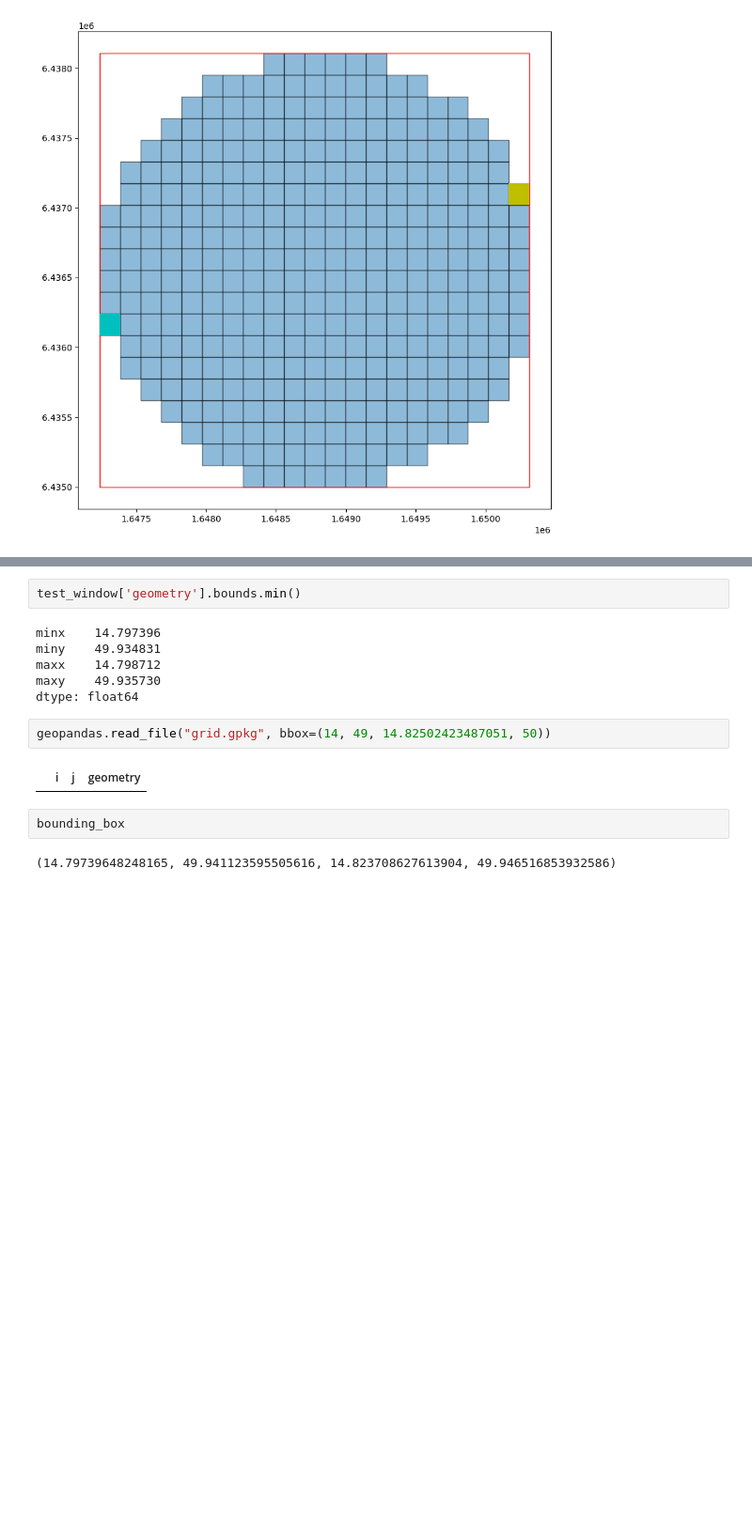
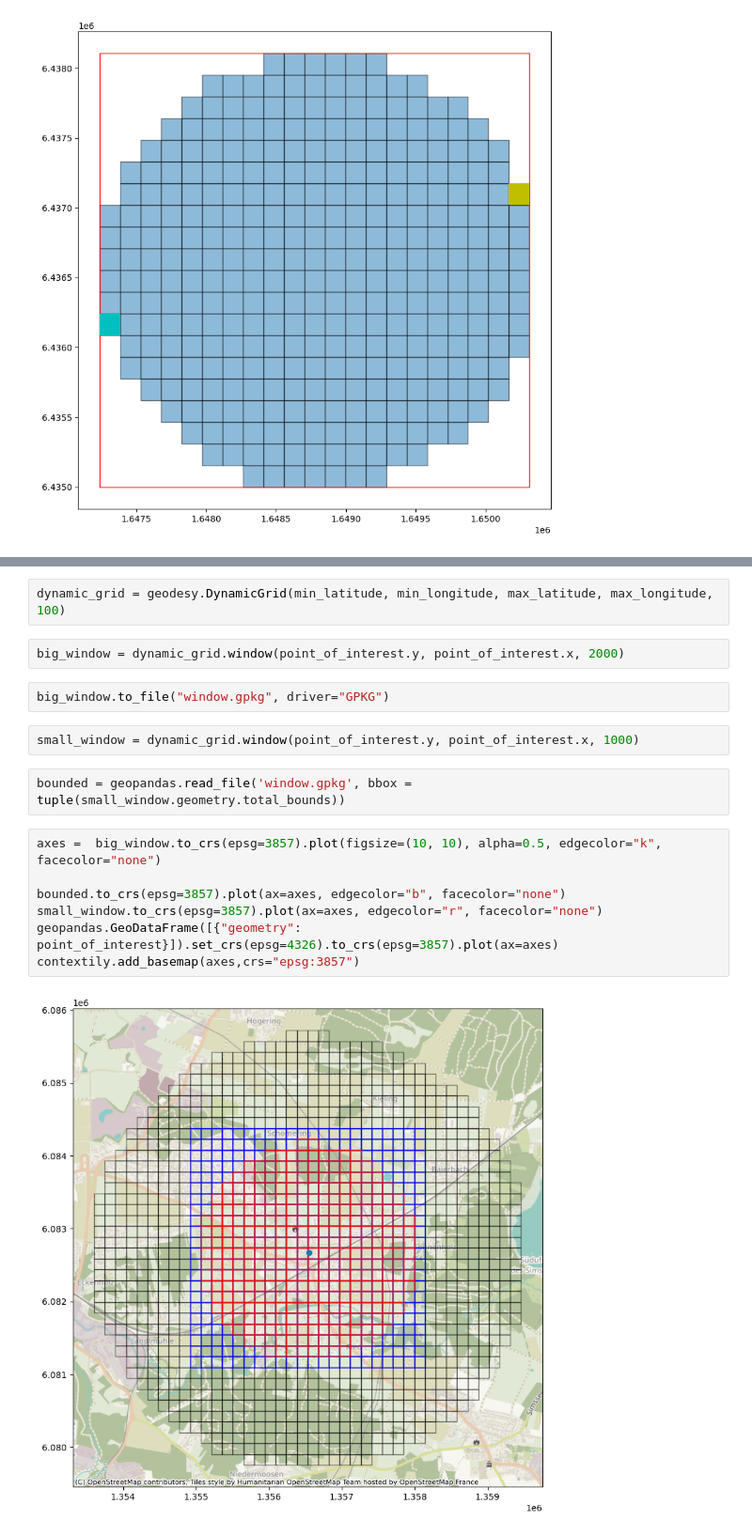
Before and after one commit to rab1tt/geodata, a Jupyter notebook: Geodata.ipynb, the cells around one changed output, grey strips where cells are left out. Shown at 94% size. Cells and saved outputs as stored; diff of their text form; blank space fills up the shorter version.

Commit message:
Show partial loading with bounding box

```diff
--- a/Geodata.ipynb
+++ b/Geodata.ipynb
@@ -157,16 +151,19 @@ test_window.loc[[top_right]].to_crs(epsg=3857).plot(ax=axes, color="y")
+# %%
+dynamic_grid = geodesy.DynamicGrid(min_latitude, min_longitude, max_latitude, max_longitude, 100)
 # %%
-test_window['geometry'].bounds.min()
+big_window = dynamic_grid.window(point_of_interest.y, point_of_interest.x, 2000)
-# %% [output]
-minx    14.797396
-miny    49.934831
-maxx    14.798712
-maxy    49.935730
-dtype: float64
 # %%
-geopandas.read_file("grid.gpkg", bbox=(14, 49, 14.82502423487051, 50))
+big_window.to_file("window.gpkg", driver="GPKG")
-# %% [output]
-|  | i | j | geometry |
-# %%
-bounding_box
-# %% [output]
-(14.79739648248165, 49.941123595505616, 14.823708627613904, 49.946516853932586)
+# %%
+small_window = dynamic_grid.window(point_of_interest.y, point_of_interest.x, 1000)
+# %%
+bounded = geopandas.read_file('window.gpkg', bbox = tuple(small_window.geometry.total_bounds))
+# %%
+axes =  big_window.to_crs(epsg=3857).plot(figsize=(10, 10), alpha=0.5, edgecolor="k", facecolor="none")
+
+bounded.to_crs(epsg=3857).plot(ax=axes, edgecolor="b", facecolor="none")
+small_window.to_crs(epsg=3857).plot(ax=axes, edgecolor="r", facecolor="none")
+geopandas.GeoDataFrame([{"geometry": point_of_interest}]).set_crs(epsg=4326).to_crs(epsg=3857).plot(ax=axes)
+contextily.add_basemap(axes,crs="epsg:3857")
+# %% [output]
+[figure, added]
```
Also changed, not shown: parts of 7 cells of this notebook, 1 other file.
